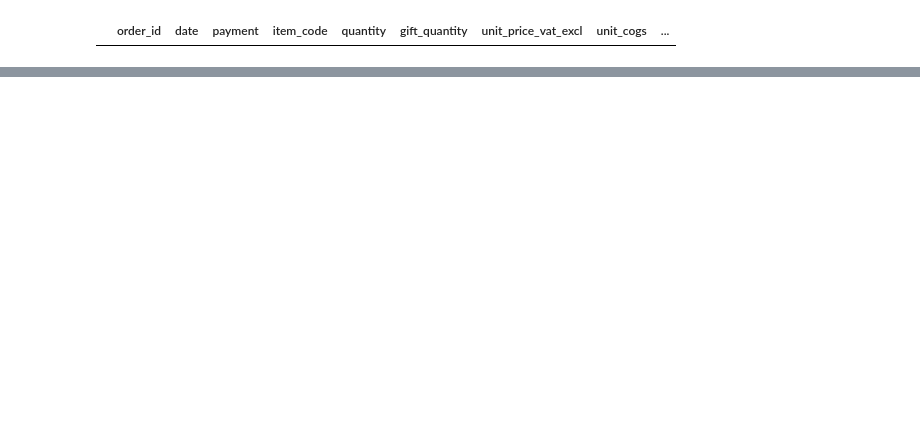
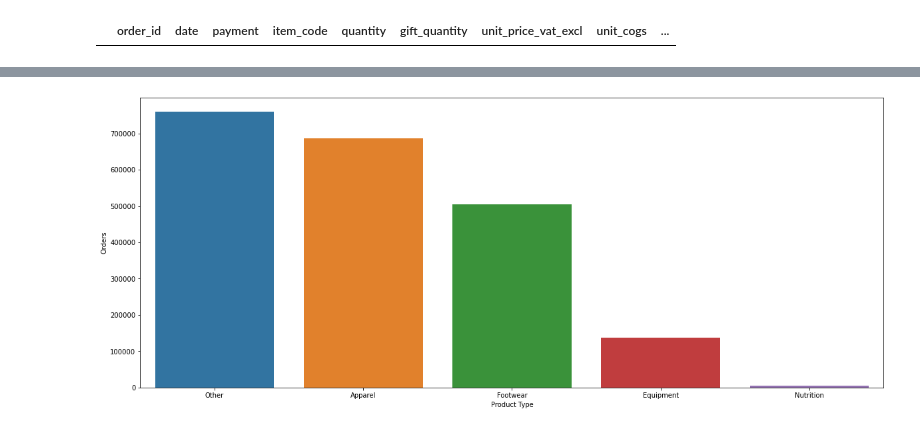
Before and after one commit to derrick-w/top4sport-sales-prediction, a Jupyter notebook: top4sport-EDA.ipynb, the cells around one changed output, grey strips where cells are left out. Cells and saved outputs as stored; diff of their text form; code cells hidden in the pictures; blank space fills up the shorter version.

```diff
--- a/top4sport-EDA.ipynb
+++ b/top4sport-EDA.ipynb
@@ -330,0 +481,10 @@ orders[filter]
+# %%
+product_type_viz = viz_df['group0'].value_counts()
+
+plt.figure(figsize=(20, 8))
+sns.barplot(product_type_viz.index, product_type_viz.values)
+plt.ylabel('Orders')
+plt.xlabel('Product Type')
+plt.show()
+# %% [output]
+[figure, added]
```
Also changed, not shown: parts of 42 cells of this notebook.
